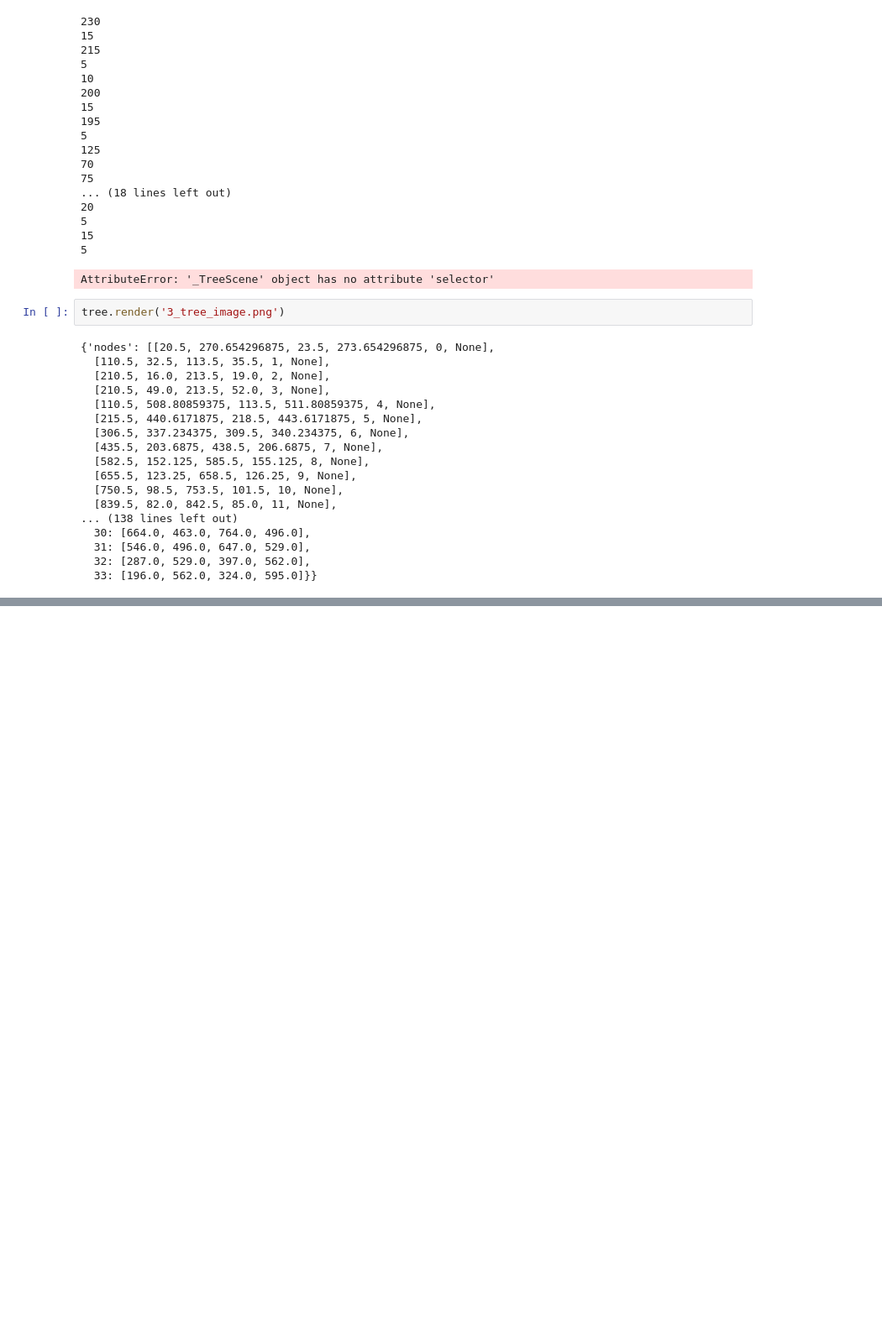
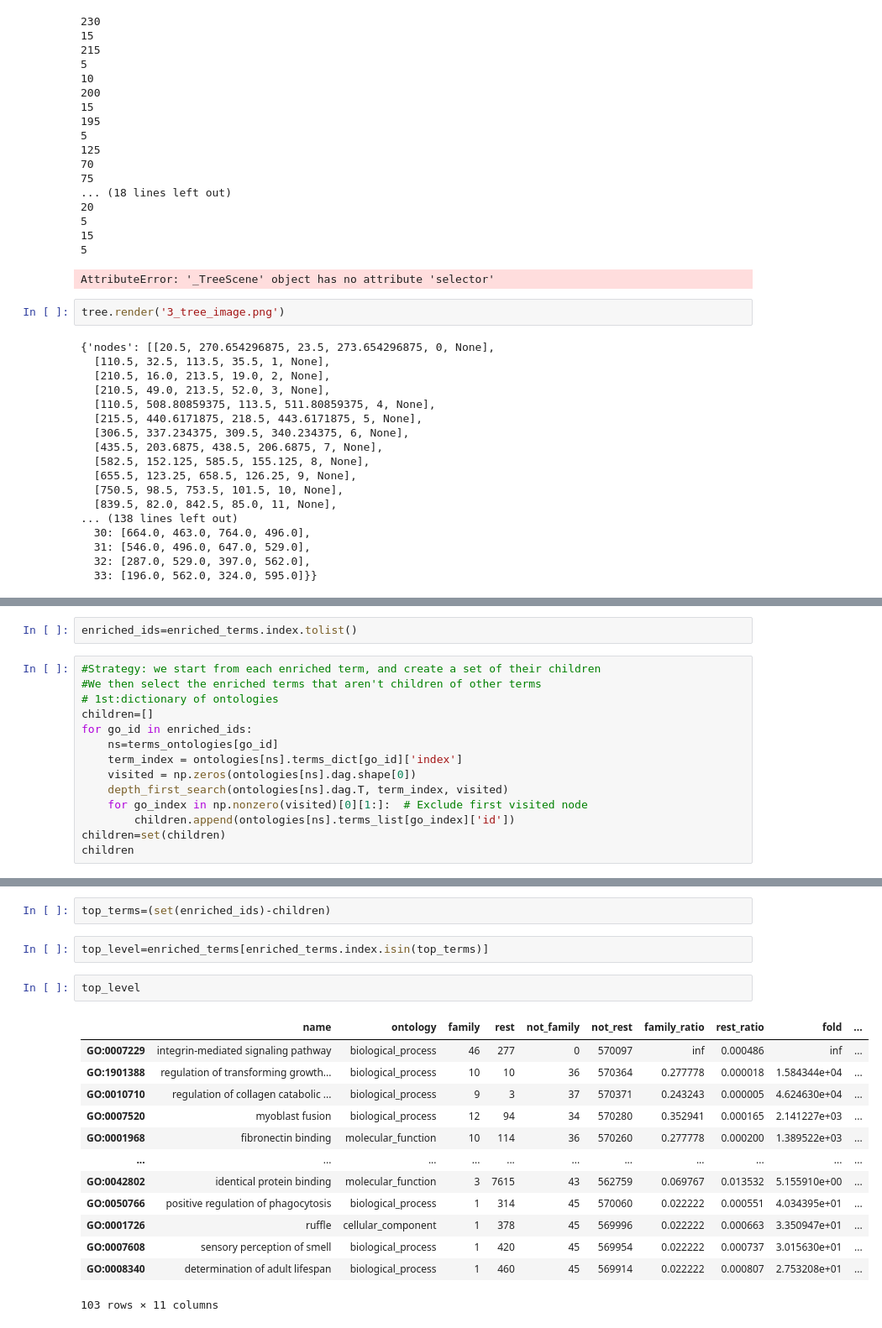
Before and after one commit to Elisa-blip/Bio_Data_Final_Project, a Jupyter notebook: Final_project_code.ipynb, the cells around one changed output, grey strips where cells are left out. Shown: that part at 84% size. Saved outputs shown, nothing was run; the diff lists cells and outputs as text; blank space fills up the shorter version.

```diff
--- a/Final_project_code.ipynb
+++ b/Final_project_code.ipynb
@@ -692,0 +986,16 @@ tree.render('3_tree_image.png')
+# %%
+enriched_ids=enriched_terms.index.tolist()
+# %%
+#Strategy: we start from each enriched term, and create a set of their children
+#We then select the enriched terms that aren't children of other terms
+# 1st:dictionary of ontologies
+children=[]
+for go_id in enriched_ids:
+    ns=terms_ontologies[go_id]
+    term_index = ontologies[ns].terms_dict[go_id]['index']
+    visited = np.zeros(ontologies[ns].dag.shape[0])
+    depth_first_search(ontologies[ns].dag.T, term_index, visited)
+    for go_index in np.nonzero(visited)[0][1:]:  # Exclude first visited node
+        children.append(ontologies[ns].terms_list[go_index]['id'])
+children=set(children)
+children
@@ -692,0 +1020,20 @@ tree.render('3_tree_image.png')
+# %%
+top_terms=(set(enriched_ids)-children)
+# %%
+top_level=enriched_terms[enriched_terms.index.isin(top_terms)]
+# %%
+top_level
+# %% [output]
+|  | name | ontology | family | rest | not_family | not_rest | family_ratio | rest_ratio | fold | ... |
+| GO:0007229 | integrin-mediated signaling pathway | biological_process | 46 | 277 | 0 | 570097 | inf | 0.000486 | inf | ... |
+| GO:1901388 | regulation of transforming growth... | biological_process | 10 | 10 | 36 | 570364 | 0.277778 | 0.000018 | 1.584344e+04 | ... |
+| GO:0010710 | regulation of collagen catabolic ... | biological_process | 9 | 3 | 37 | 570371 | 0.243243 | 0.000005 | 4.624630e+04 | ... |
+| GO:0007520 | myoblast fusion | biological_process | 12 | 94 | 34 | 570280 | 0.352941 | 0.000165 | 2.141227e+03 | ... |
+| GO:0001968 | fibronectin binding | molecular_function | 10 | 114 | 36 | 570260 | 0.277778 | 0.000200 | 1.389522e+03 | ... |
+| ... | ... | ... | ... | ... | ... | ... | ... | ... | ... | ... |
+| GO:0042802 | identical protein binding | molecular_function | 3 | 7615 | 43 | 562759 | 0.069767 | 0.013532 | 5.155910e+00 | ... |
+| GO:0050766 | positive regulation of phagocytosis | biological_process | 1 | 314 | 45 | 570060 | 0.022222 | 0.000551 | 4.034395e+01 | ... |
+| GO:0001726 | ruffle | cellular_component | 1 | 378 | 45 | 569996 | 0.022222 | 0.000663 | 3.350947e+01 | ... |
+| GO:0007608 | sensory perception of smell | biological_process | 1 | 420 | 45 | 569954 | 0.022222 | 0.000737 | 3.015630e+01 | ... |
+| GO:0008340 | determination of adult lifespan | biological_process | 1 | 460 | 45 | 569914 | 0.022222 | 0.000807 | 2.753208e+01 | ... |
+103 rows × 11 columns
```
Also changed, not shown: parts of 57 cells of this notebook.
